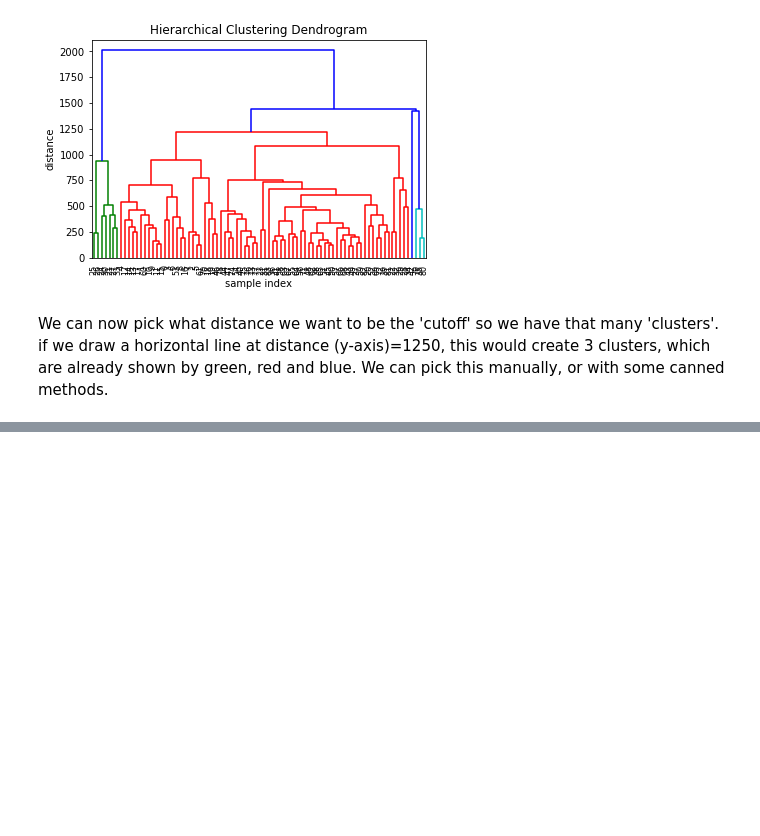
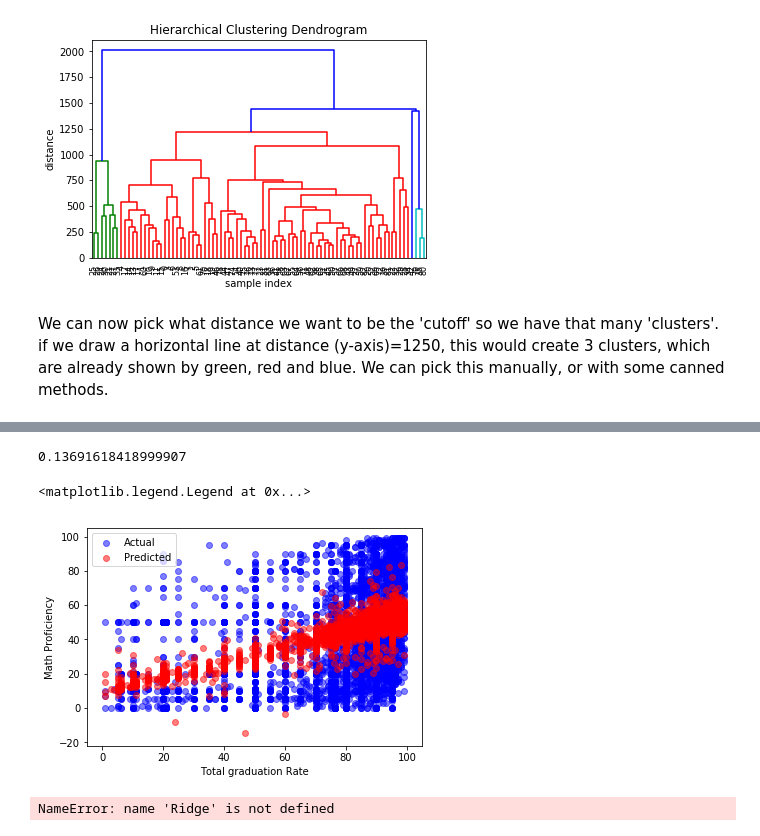
Before and after one commit to nrb75/SchoolSelect, a Jupyter notebook: School_Clustering.ipynb, the cells around one changed output, grey strips where cells are left out. Cells and saved outputs as stored; diff of their text form; code cells hidden in the pictures; blank space fills up the shorter version.

```diff
--- a/School_Clustering.ipynb
+++ b/School_Clustering.ipynb
@@ -835,0 +966,37 @@ We can pick this manually, or with some canned methods.
+# %%
+
+mathX=grad_all_data[['TOTAL_n_students', 'FTE', 'ALL_RATE']]
+mathY=grad_all_data['ALL_MTH00PCTPROF']
+
+mathX_train, mathX_test, mathy_train, mathy_test = train_test_split(mathX, mathY, test_size=0.3, random_state=0)
+# %%
+grad_all_data.head()
+from sklearn.linear_model import LinearRegression
+reg = LinearRegression().fit(mathX_train, mathy_train)
+reg_test_score=reg.score(mathX_test, mathy_test)
+reg_test_score
+# %% [output]
+0.13691618418999907
+# %%
+predMath=reg.predict(mathX_test)
+import matplotlib.pyplot as plt
+
+plt.scatter(mathX_test['ALL_RATE'], mathy_test, c="blue", alpha=0.5,
+            label="Actual")
+plt.scatter(mathX_test['ALL_RATE'], predMath, c="red", alpha=0.5,
+            label="Predicted")
+plt.xlabel("Total graduation Rate")
+plt.ylabel("Math Proficiency")
+plt.legend(loc='upper left')
+# %% [output]
+<matplotlib.legend.Legend at 0x...>
+[figure, added]
+# %%
+#Regularize the linear model
+# Get the MSE
+lm_ridge = Ridge(alpha = 0.02)
+lm_ridge.fit(mathX_train, mathy_train)
+ridge_predictMath=lm_ridge.predict(mathX_test)
+lm_ridge.score(mathX_test, mathy_test)
+# %% [output]
+NameError: name 'Ridge' is not defined
```
Also changed, not shown: parts of 59 cells of this notebook.
